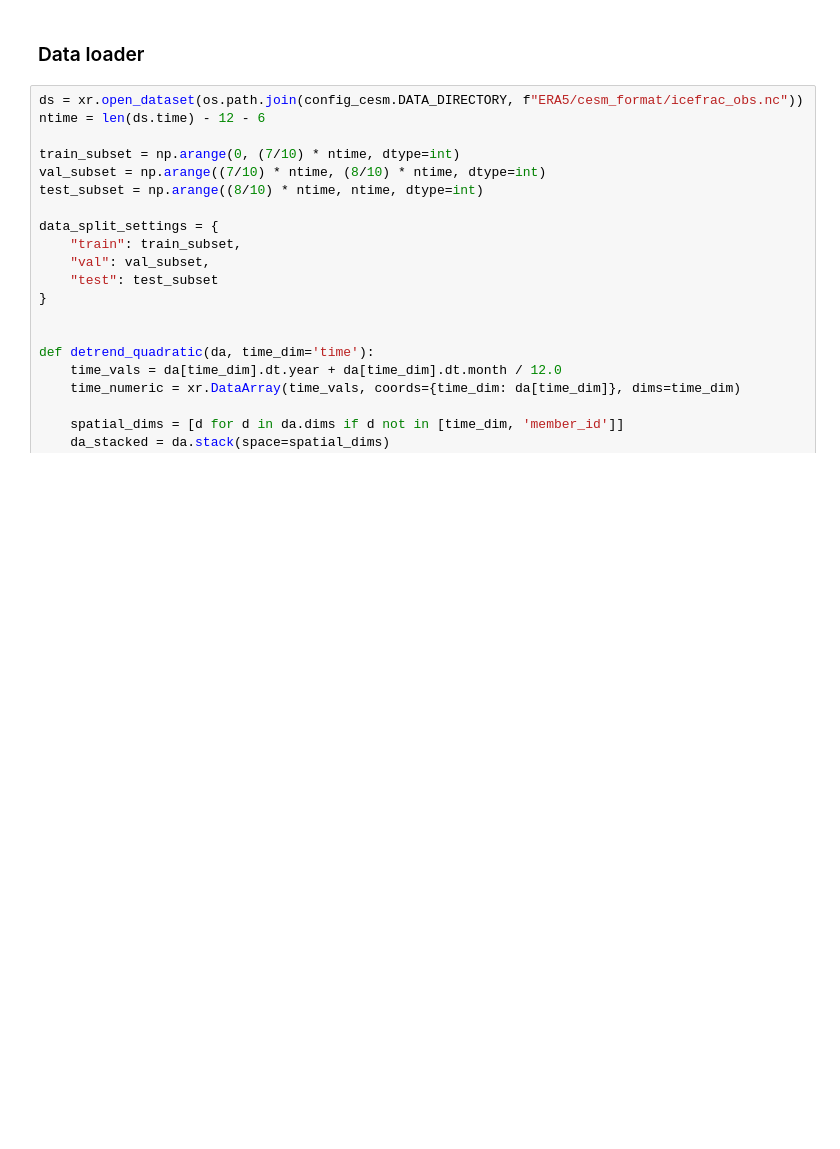
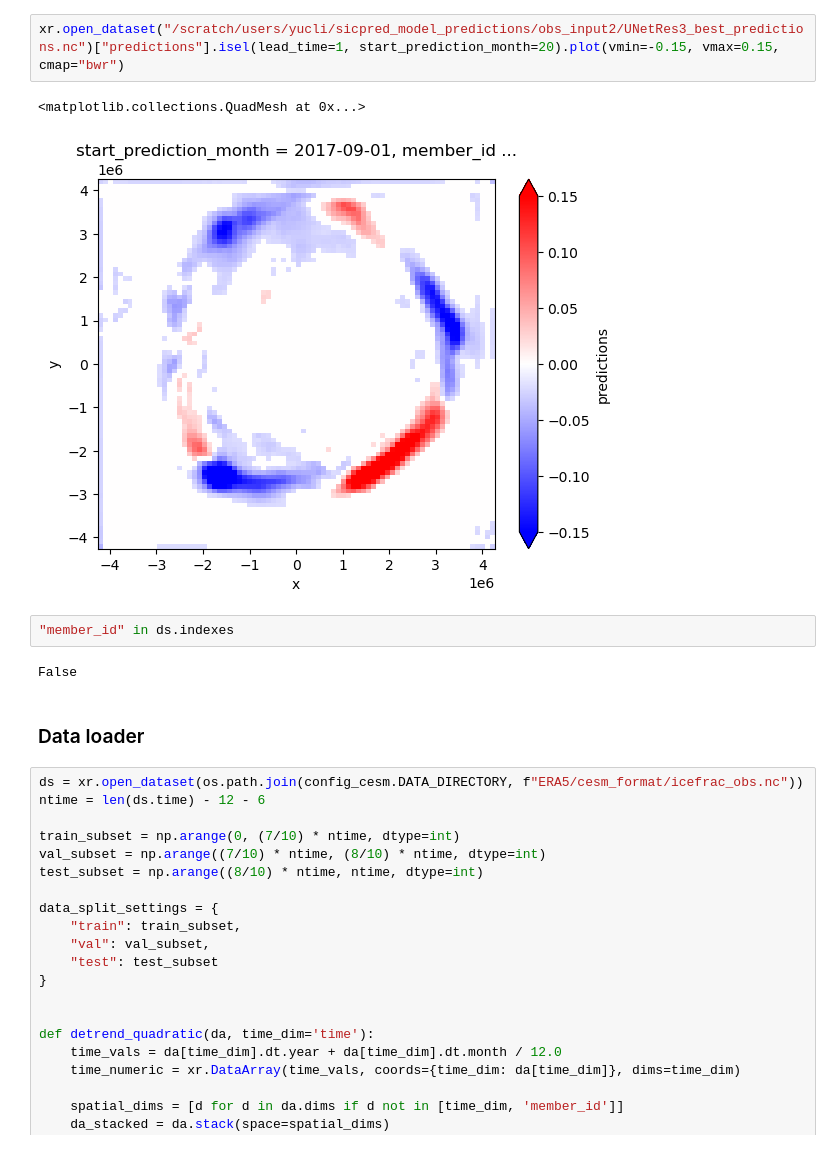
Before and after one commit to ychnli/sicpred, a Jupyter notebook: finetune.ipynb, the cells around one changed output. Cells and saved outputs as stored; diff of their text form; blank space fills up the shorter version.

```diff
--- a/finetune.ipynb
+++ b/finetune.ipynb
@@ -109,3 +32,12 @@ for var_name in ["temp", "psl", "icefrac", "geopotential"]:
+# %%
+xr.open_dataset("/scratch/users/yucli/sicpred_model_predictions/obs_input2/UNetRes3_best_predictions.nc")["predictions"].isel(lead_time=1, start_prediction_month=20).plot(vmin=-0.15, vmax=0.15, cmap="bwr")
+# %% [output]
+<matplotlib.collections.QuadMesh at 0x...>
+[figure, added]
+# %%
+"member_id" in ds.indexes
+# %% [output]
+False
 # %% [markdown]
 ### Data loader
 # %%
```
Also changed, not shown: parts of 9 cells of this notebook, 40 other files.
